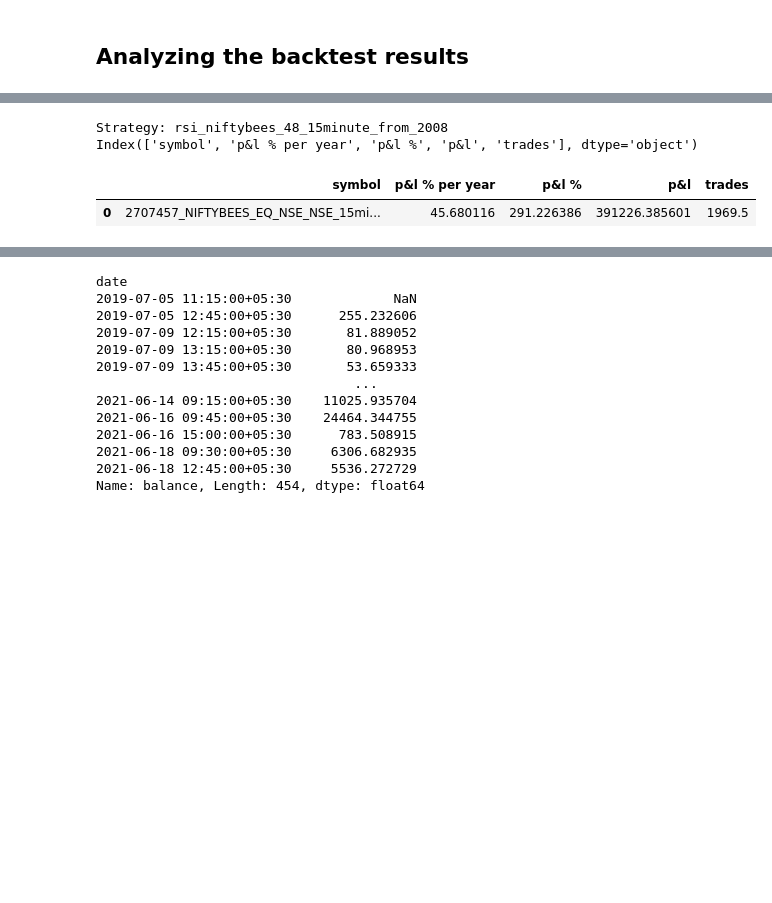
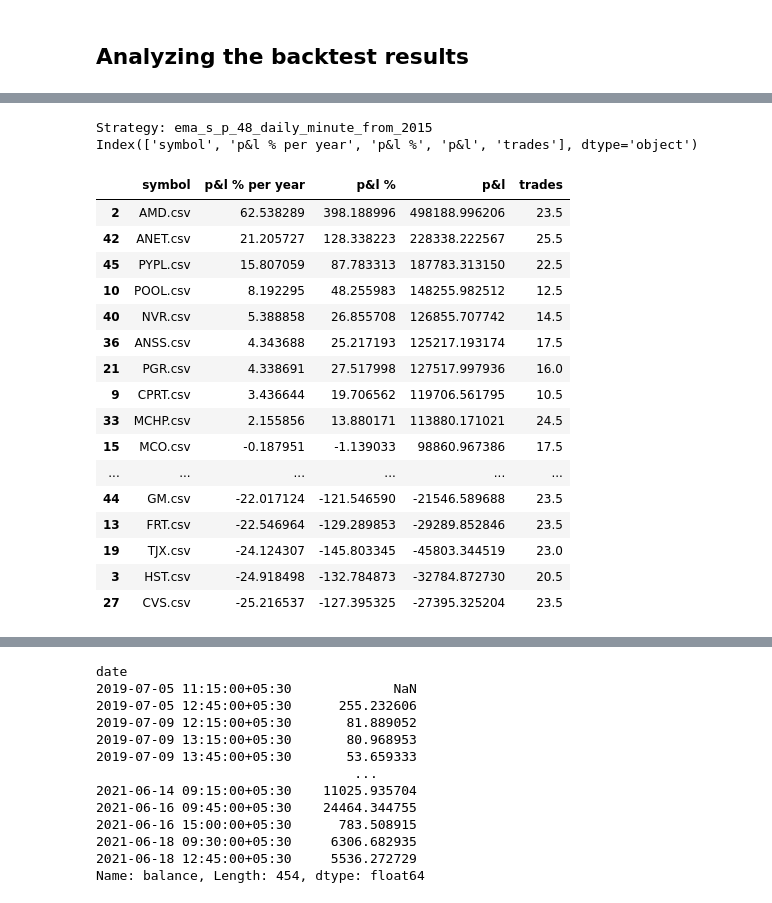
Before and after one commit to binarysentient/bsstonks, a Jupyter notebook: backtest_stategies_analysis.ipynb, the cells around one changed output, grey strips where cells are left out. Drawn from its saved outputs; the diff is of its cells as text; code cells hidden in the pictures; blank space fills up the shorter version.

```diff
--- a/backtest_stategies_analysis.ipynb
+++ b/backtest_stategies_analysis.ipynb
@@ -44,5 +48,5 @@ rsi_NIFTY_45_15minute_from_2019
 # %%
-backtest_strategy_dir = "rsi_niftybees_48_15minute_from_2008"
+backtest_strategy_dir = "ema_s_p_48_daily_minute_from_2015"
 strategy_symbol_summary = []
 for backtest_symbol_file in os.listdir(os.path.join(BACKTEST_DIR,backtest_strategy_dir)):
     print("---------------------")
@@ -74,13 +92,28 @@ for backtest_symbol_file in os.listdir(os.path.join(BACKTEST_DIR,backtest_strate
 # %%
 print("Strategy:", backtest_strategy_dir)
 df_symbol_summary = pd.DataFrame(strategy_symbol_summary)
 print(df_symbol_summary.columns)
-df_symbol_summary.sort_values(by=["p&l % per year"], ascending=False).head(50)
+df_symbol_summary.sort_values(by=["p&l % per year"], ascending=False).head(100)
 # %% [output]
-Strategy: rsi_niftybees_48_15minute_from_2008
+Strategy: ema_s_p_48_daily_minute_from_2015
 Index(['symbol', 'p&l % per year', 'p&l %', 'p&l', 'trades'], dtype='object')
 |  | symbol | p&l % per year | p&l % | p&l | trades |
-| 0 | 2707457_NIFTYBEES_EQ_NSE_NSE_15mi... | 45.680116 | 291.226386 | 391226.385601 | 1969.5 |
+| 2 | AMD.csv | 62.538289 | 398.188996 | 498188.996206 | 23.5 |
+| 42 | ANET.csv | 21.205727 | 128.338223 | 228338.222567 | 25.5 |
+| 45 | PYPL.csv | 15.807059 | 87.783313 | 187783.313150 | 22.5 |
+| 10 | POOL.csv | 8.192295 | 48.255983 | 148255.982512 | 12.5 |
+| 40 | NVR.csv | 5.388858 | 26.855708 | 126855.707742 | 14.5 |
+| 36 | ANSS.csv | 4.343688 | 25.217193 | 125217.193174 | 17.5 |
+| 21 | PGR.csv | 4.338691 | 27.517998 | 127517.997936 | 16.0 |
+| 9 | CPRT.csv | 3.436644 | 19.706562 | 119706.561795 | 10.5 |
+| 33 | MCHP.csv | 2.155856 | 13.880171 | 113880.171021 | 24.5 |
+| 15 | MCO.csv | -0.187951 | -1.139033 | 98860.967386 | 17.5 |
+| ... | ... | ... | ... | ... | ... |
+| 44 | GM.csv | -22.017124 | -121.546590 | -21546.589688 | 23.5 |
+| 13 | FRT.csv | -22.546964 | -129.289853 | -29289.852846 | 23.5 |
+| 19 | TJX.csv | -24.124307 | -145.803345 | -45803.344519 | 23.0 |
+| 3 | HST.csv | -24.918498 | -132.784873 | -32784.872730 | 20.5 |
+| 27 | CVS.csv | -25.216537 | -127.395325 | -27395.325204 | 23.5 |
 # %%
 top_profits = df_symbol_summary.sort_values(by=["p&l % per year"], ascending=False).head(40)['symbol'].values
 for backtest_symbol_file in os.listdir(os.path.join(BACKTEST_DIR,backtest_strategy_dir)):
```
Also changed, not shown: parts of 4 cells of this notebook, 3 other files.
